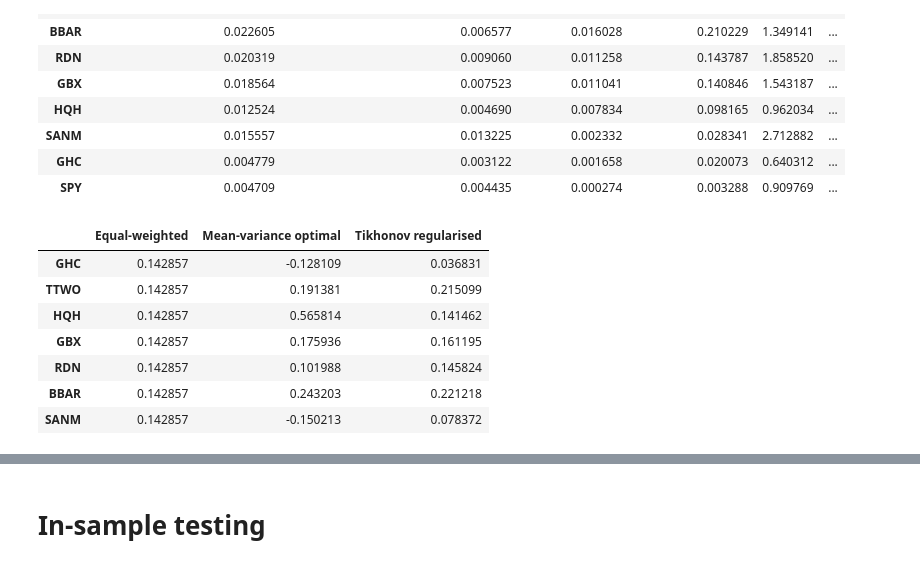
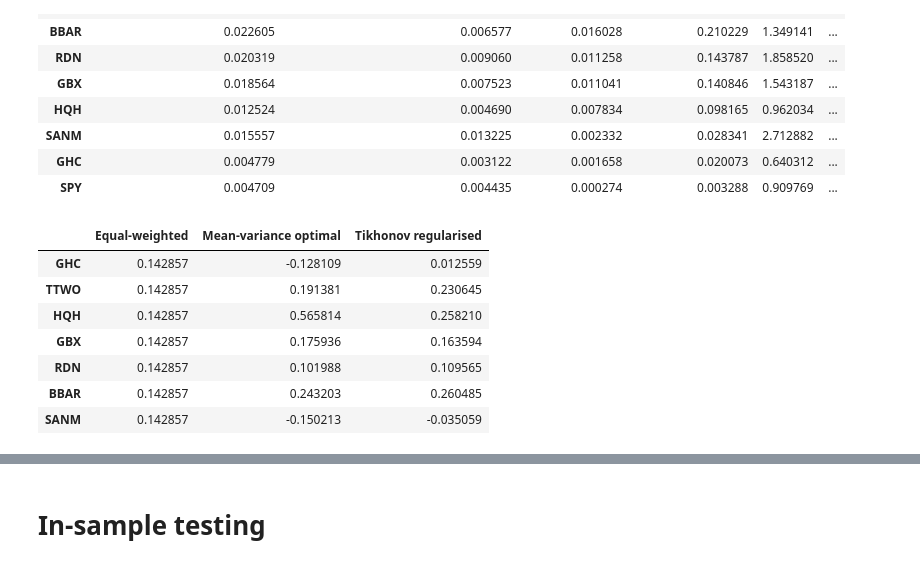
Before and after one commit to dwel760/A12Repository, a Jupyter notebook: A12/A12Notebook.ipynb, the cells around one changed output, grey strips where cells are left out. Drawn from its saved outputs; the diff is of its cells as text; code cells hidden in the pictures.

```diff
--- a/A12/A12Notebook.ipynb
+++ b/A12/A12Notebook.ipynb
@@ -560,33 +556,33 @@ Top 7 in-sample alpha assets:
 # %%
 stocks_train = train[my_stock_selection].copy()
 stocks_excess_train = stocks_train.subtract(train['RF'], axis=0)
 mu_e_train = stocks_excess_train.mean()
 
 R_train = stocks_train.subtract(stocks_train.mean())
 T_train = len(stocks_train)
 Sigma_train = (R_train.T @ R_train) / (T_train - 1)
 
 w_mkv_train = tangency_weights(Sigma_train.values if hasattr(Sigma_train, 'values') else Sigma_train, mu_e_train.values)
 w_mkv_train = pd.Series(w_mkv_train, index=my_stock_selection, name='Mean-variance optimal')
 
-lambda_reg = 0.1
+lambda_reg = 0.0147
 Sigma_reg = Sigma_train + lambda_reg * np.eye(Sigma_train.shape[0])
 
 w_tikh_train = tangency_weights(Sigma_reg, mu_e_train.values)
 w_tikh_train = pd.Series(w_tikh_train, index=my_stock_selection, name='Tikhonov regularised')
 
 w_eq_train = pd.Series(np.repeat(1 / len(my_stock_selection), len(my_stock_selection)), index=my_stock_selection, name='Equal-weighted')
 
 pd.concat([w_eq_train, w_mkv_train, w_tikh_train], axis=1)
 # %% [output]
 |  | Equal-weighted | Mean-variance optimal | Tikhonov regularised |
-| GHC | 0.142857 | -0.128109 | 0.036831 |
-| TTWO | 0.142857 | 0.191381 | 0.215099 |
-| HQH | 0.142857 | 0.565814 | 0.141462 |
-| GBX | 0.142857 | 0.175936 | 0.161195 |
-| RDN | 0.142857 | 0.101988 | 0.145824 |
-| BBAR | 0.142857 | 0.243203 | 0.221218 |
-| SANM | 0.142857 | -0.150213 | 0.078372 |
+| GHC | 0.142857 | -0.128109 | 0.012559 |
+| TTWO | 0.142857 | 0.191381 | 0.230645 |
+| HQH | 0.142857 | 0.565814 | 0.258210 |
+| GBX | 0.142857 | 0.175936 | 0.163594 |
+| RDN | 0.142857 | 0.101988 | 0.109565 |
+| BBAR | 0.142857 | 0.243203 | 0.260485 |
+| SANM | 0.142857 | -0.150213 | -0.035059 |
 # %%
 perf_train = pd.concat([
     portfolio_capm_summary(w_eq_train, train[my_stock_selection], train['RF'], train['Mkt-RF']),
```
Also changed, not shown: parts of 12 cells of this notebook.
